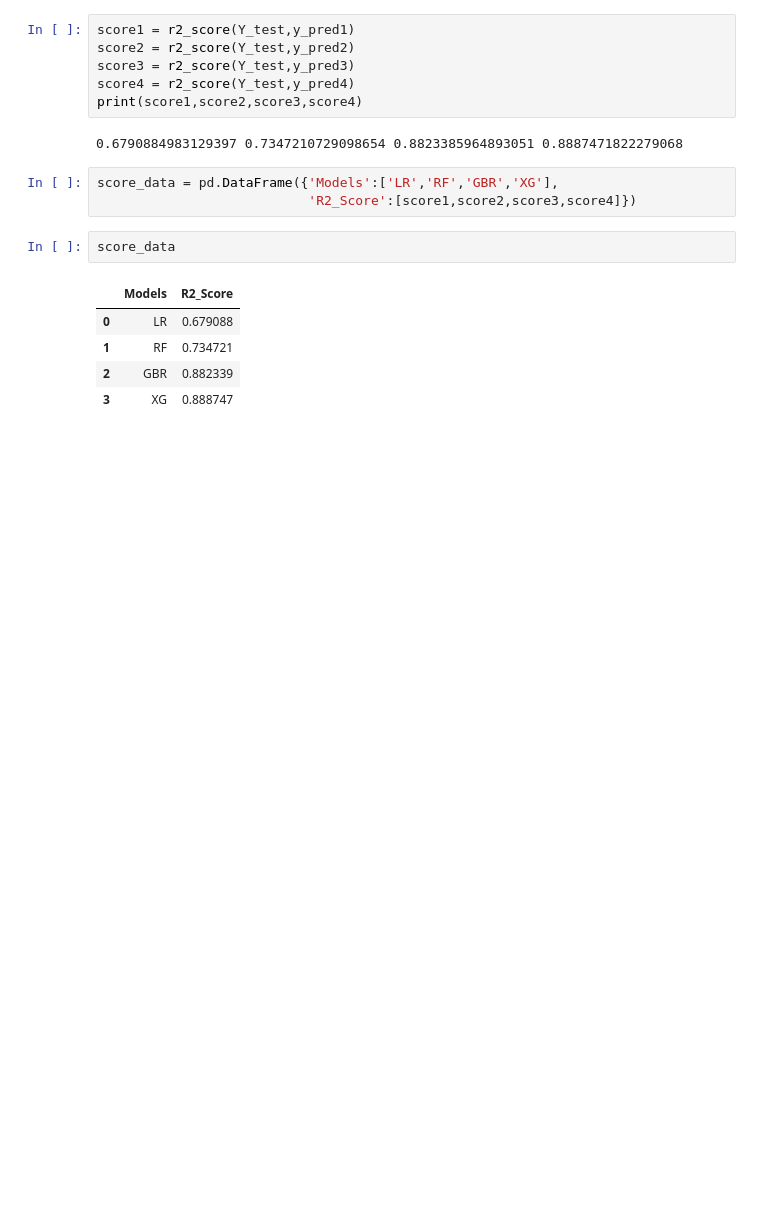
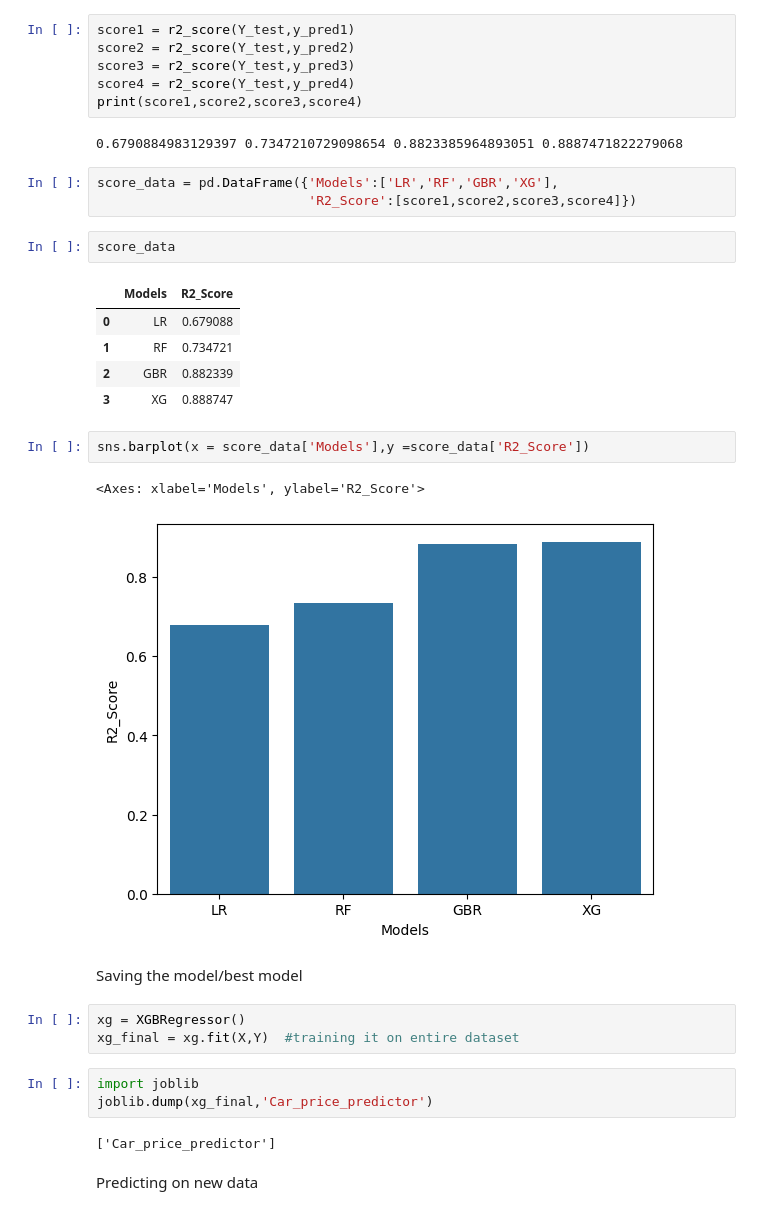
Before and after one commit to Namir50/Data-Science-Tutorial, a Jupyter notebook: Linear Regression/Car_price_prediction.ipynb, the cells around one changed output. Cells and saved outputs as stored; diff of their text form; blank space fills up the shorter version.

```diff
--- a/Linear Regression/Car_price_prediction.ipynb
+++ b/Linear Regression/Car_price_prediction.ipynb
@@ -296,3 +296,20 @@ score_data
 | 1 | RF | 0.734721 |
 | 2 | GBR | 0.882339 |
 | 3 | XG | 0.888747 |
+# %%
+sns.barplot(x = score_data['Models'],y =score_data['R2_Score'])
+# %% [output]
+<Axes: xlabel='Models', ylabel='R2_Score'>
+[figure, added]
+# %% [markdown]
+Saving the model/best model
+# %%
+xg = XGBRegressor()
+xg_final = xg.fit(X,Y)  #training it on entire dataset
+# %%
+import joblib
+joblib.dump(xg_final,'Car_price_predictor')
+# %% [output]
+['Car_price_predictor']
+# %% [markdown]
+Predicting on new data
```
Also changed, not shown: parts of 1 cell of this notebook, 1 other file.
